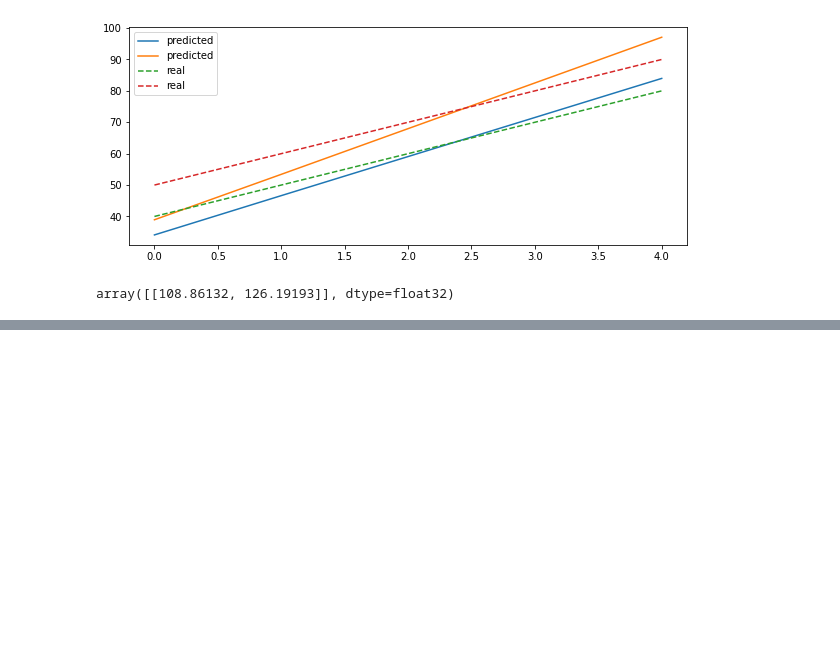
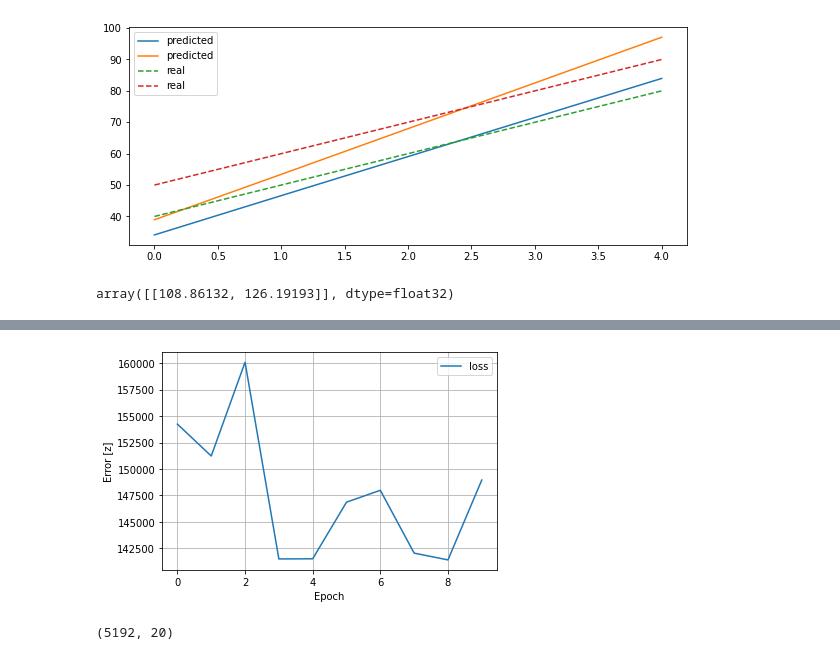
Before and after one commit to JoDeMiro/Keras, a Jupyter notebook: 05_Keras_Time_Series_Forcasting_via_1D_Convolution.ipynb, the cells around one changed output, grey strips where cells are left out. Drawn from its saved outputs; the diff is of its cells as text; code cells hidden in the pictures; blank space fills up the shorter version.

```diff
--- a/05_Keras_Time_Series_Forcasting_via_1D_Convolution.ipynb
+++ b/05_Keras_Time_Series_Forcasting_via_1D_Convolution.ipynb
@@ -1389,0 +1481,13 @@ Lehetséges javaslatok:
+# %%
+history = model.fit(x=_X, y=_y, verbose=0, epochs=10)
+# %%
+def plot_loss(history):
+  plt.plot(history.history['loss'], label='loss')
+  plt.xlabel('Epoch')
+  plt.ylabel('Error [z]')
+  plt.legend()
+  plt.grid(True)
+
+plot_loss(history)
+# %% [output]
+[figure, added]
@@ -1389,0 +1496,4 @@ Lehetséges javaslatok:
+# %%
+_y.shape
+# %% [output]
+(5192, 20)
```
Also changed, not shown: parts of 64 cells of this notebook.
